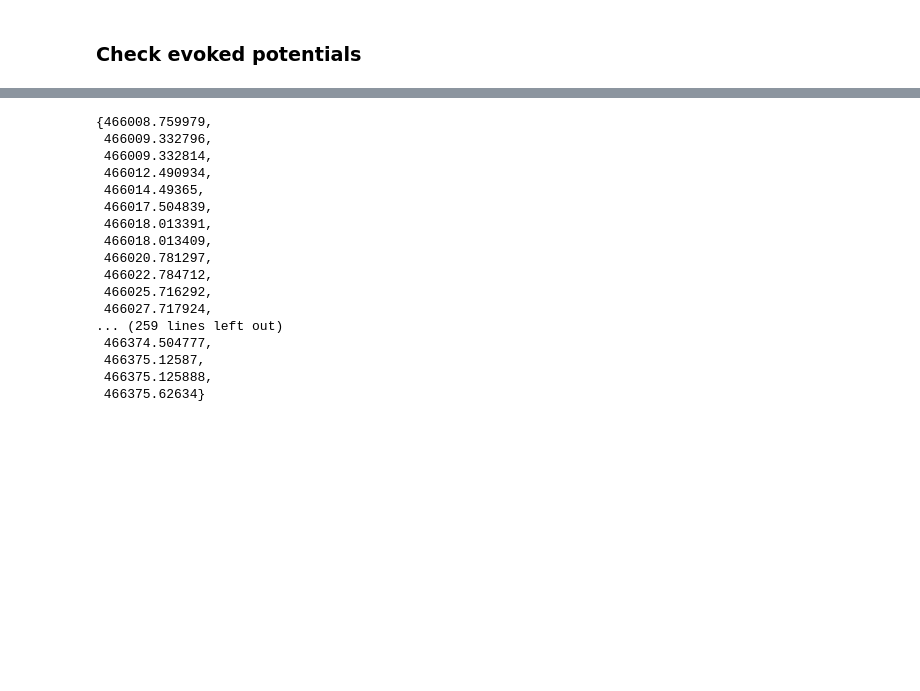
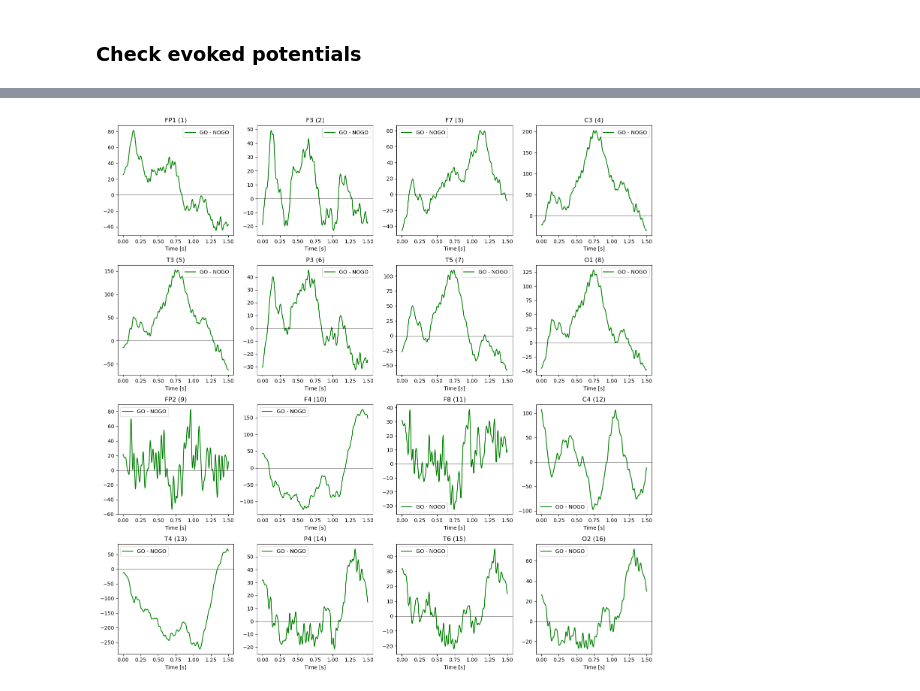
Before and after one commit to ViniciusLima94/EEG, a Jupyter notebook: notebooks/EEG-TEST.ipynb, the cells around one changed output, grey strips where cells are left out. Saved outputs shown, nothing was run; the diff lists cells and outputs as text; code cells hidden in the pictures; blank space fills up the shorter version.

```diff
--- a/notebooks/EEG-TEST.ipynb
+++ b/notebooks/EEG-TEST.ipynb
@@ -112,19 +108,15 @@ len(go_onsets)
 # %%
+NOGO_MEAN = NOGO_ERP.mean(axis=0)            # (16, 376)
+GO_ERP_corrected = GO_ERP.mean(axis=0) - NOGO_MEAN  # (16, 376)
-# %% [output]
-{466008.759979,
- 466009.332796,
- 466009.332814,
- 466012.490934,
- 466014.49365,
- 466017.504839,
- 466018.013391,
- 466018.013409,
- 466020.781297,
- 466022.784712,
- 466025.716292,
- 466027.717924,
-... (259 lines left out)
- 466374.504777,
- 466375.12587,
- 466375.125888,
- 466375.62634}
+# %%
+plt.figure(figsize=(15, 15))
+for pos in range(N_CHANNELS):
+    plt.subplot(4, 4, pos + 1)
+    plt.plot(T_ARRAY, GO_ERP_corrected[pos], "g", label="GO - NOGO")
+    plt.axhline(0, color="k", linewidth=0.5)
+    plt.title(f"{CHANNEL_NAMES[pos]} ({pos + 1})")
+    plt.xlabel("Time [s]")
+    plt.legend()
+plt.tight_layout()
+# %% [output]
+[figure, added]
```
Also changed, not shown: parts of 3 cells of this notebook.
